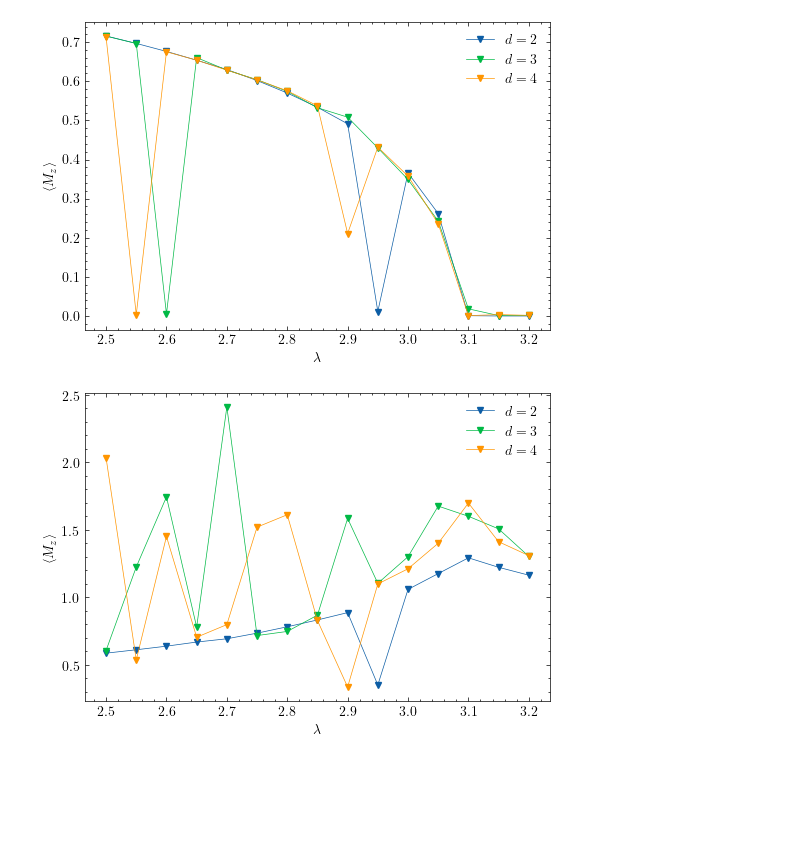
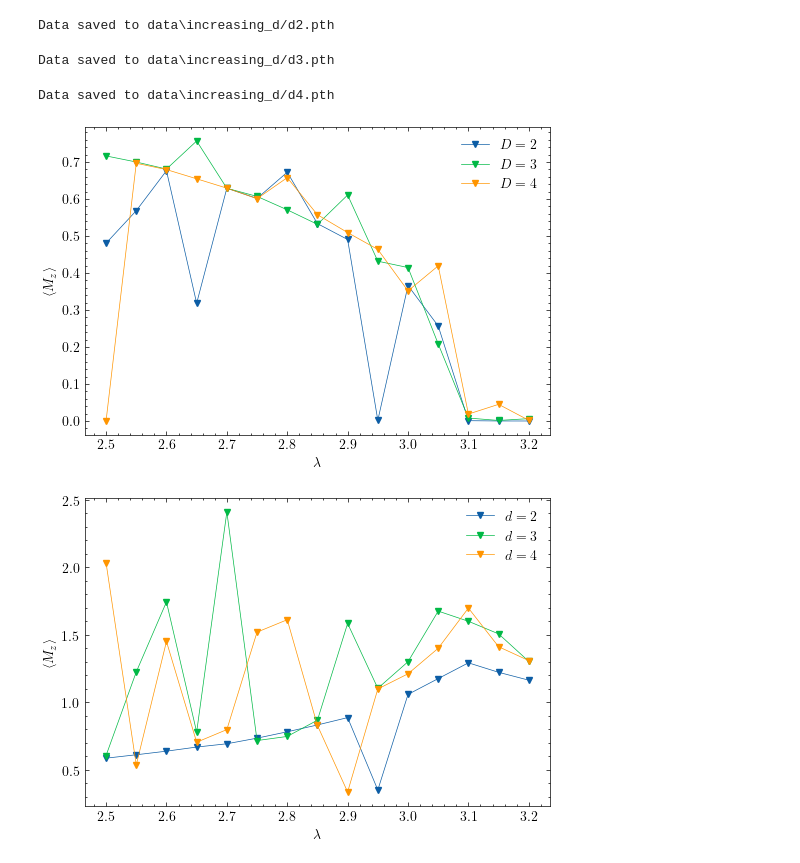
Before and after one commit to DerkNiessink/PEPSFlow, a Jupyter notebook: analysis/increasing_D.ipynb, the cells around one changed output. Drawn from its saved outputs; the diff is of its cells as text; code cells hidden in the pictures; blank space fills up the shorter version.

```diff
--- a/analysis/increasing_D.ipynb
+++ b/analysis/increasing_D.ipynb
@@ -11,35 +11,39 @@ from pepsflow.models.observables import Observables
 lambda_values = [lam for lam in np.arange(2.5, 3.2, 0.05)]
 
 chi = 4
-d_vals = [2,3, 4]
+d_vals = [2, 3, 4]
 for d in d_vals:
     trainer = iPEPSTrainer(chi = chi, d = d, gpu=False)
-    trainer.exe(lambda_values, epochs=5, use_prev=False, runs = 10, max_iter=10)
+    trainer.exe(lambda_values, epochs=5, use_prev=False, runs = 5, max_iter=20)
     trainer.save_data(fn = f"increasing_d/d{d}")
+# %% [output]
+Data saved to data\increasing_d/d2.pth
+Data saved to data\increasing_d/d3.pth
+Data saved to data\increasing_d/d4.pth
 # %%
 plt.figure(figsize=(6, 4))
 
 
 for d in [2, 3, 4]:
 
     data = torch.load(f"data/increasing_d/d{d}.pth", weights_only=False)
     lambda_values = data.keys()
     Mz, energies, xi = [], [], []
     for lam in lambda_values:
         E, C, T = data[lam].forward()
         A = data[lam].params[data[lam].map]
         energies.append(E.detach().cpu().numpy())
         Mz.append(abs(Observables.M(A, C, T)[2].detach().cpu().numpy()))
         xi.append(Observables.xi(T.detach()))
 
-    plt.plot(lambda_values, Mz, 'v-', markersize=4, linewidth=0.5, label = f"$d={d}$")
+    plt.plot(lambda_values, Mz, 'v-', markersize=4, linewidth=0.5, label = f"$D={d}$")
 
 plt.legend()
 plt.xlabel(r"$\lambda$")
 plt.ylabel(r"$\langle M_z \rangle$")
 plt.show()
 # %% [output]
-[figure, old version]
+[figure, new version]
 # %%
 plt.figure(figsize=(6, 4))
 
```
Also changed, not shown: parts of 1 cell of this notebook, 3 other files.
